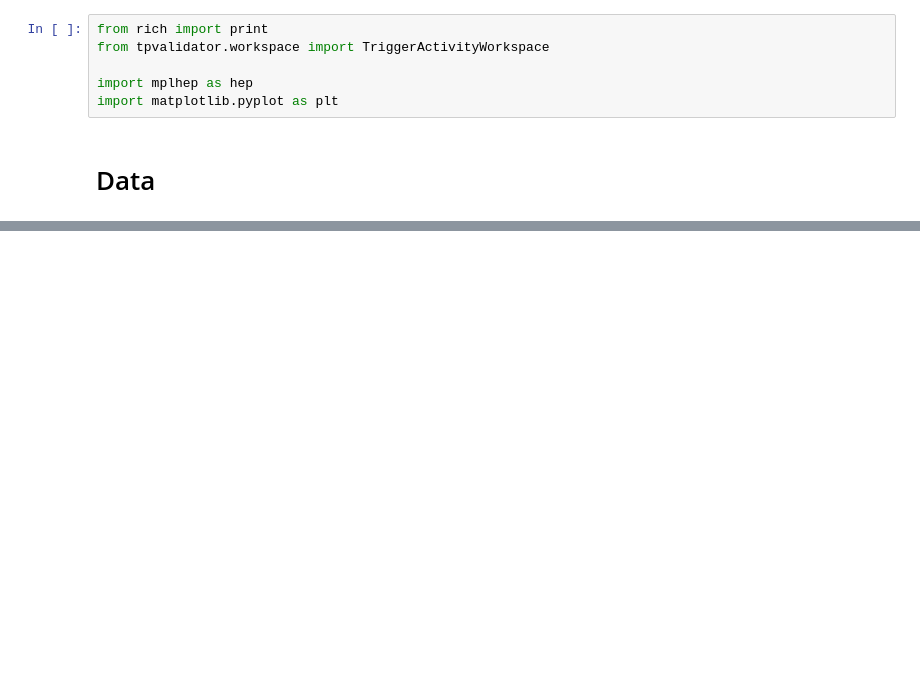
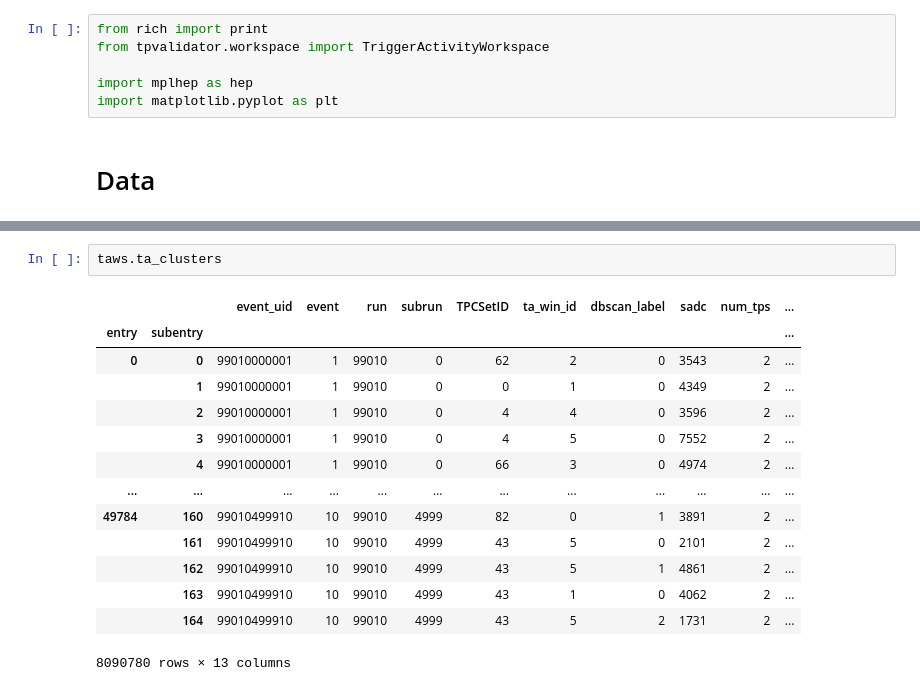
Before and after one commit to alessandrothea/tpvalidator, a Jupyter notebook: notebooks/studies/1x8x14/VD-1x8x14-TABkgRates.ipynb, the cells around one changed output, grey strips where cells are left out. Cells and saved outputs as stored; diff of their text form; blank space fills up the shorter version.

```diff
--- a/notebooks/studies/1x8x14/VD-1x8x14-TABkgRates.ipynb
+++ b/notebooks/studies/1x8x14/VD-1x8x14-TABkgRates.ipynb
@@ -53,3 +67,20 @@ Simulated fdvd10k time in seconds 3.71875
+# %%
+taws.ta_clusters
+# %% [output]
+|  |  | event_uid | event | run | subrun | TPCSetID | ta_win_id | dbscan_label | sadc | num_tps | ... |
+| entry | subentry |  |  |  |  |  |  |  |  |  | ... |
+| 0 | 0 | 99010000001 | 1 | 99010 | 0 | 62 | 2 | 0 | 3543 | 2 | ... |
+|  | 1 | 99010000001 | 1 | 99010 | 0 | 0 | 1 | 0 | 4349 | 2 | ... |
+|  | 2 | 99010000001 | 1 | 99010 | 0 | 4 | 4 | 0 | 3596 | 2 | ... |
+|  | 3 | 99010000001 | 1 | 99010 | 0 | 4 | 5 | 0 | 7552 | 2 | ... |
+|  | 4 | 99010000001 | 1 | 99010 | 0 | 66 | 3 | 0 | 4974 | 2 | ... |
+| ... | ... | ... | ... | ... | ... | ... | ... | ... | ... | ... | ... |
+| 49784 | 160 | 99010499910 | 10 | 99010 | 4999 | 82 | 0 | 1 | 3891 | 2 | ... |
+|  | 161 | 99010499910 | 10 | 99010 | 4999 | 43 | 5 | 0 | 2101 | 2 | ... |
+|  | 162 | 99010499910 | 10 | 99010 | 4999 | 43 | 5 | 1 | 4861 | 2 | ... |
+|  | 163 | 99010499910 | 10 | 99010 | 4999 | 43 | 1 | 0 | 4062 | 2 | ... |
+|  | 164 | 99010499910 | 10 | 99010 | 4999 | 43 | 5 | 2 | 1731 | 2 | ... |
+8090780 rows × 13 columns
 # %%
 from tpvalidator.analysis.histograms import make_regaxis, build_histogram, cumsum_hist_nd
 
```
Also changed, not shown: parts of 11 cells of this notebook, 23 other files.
